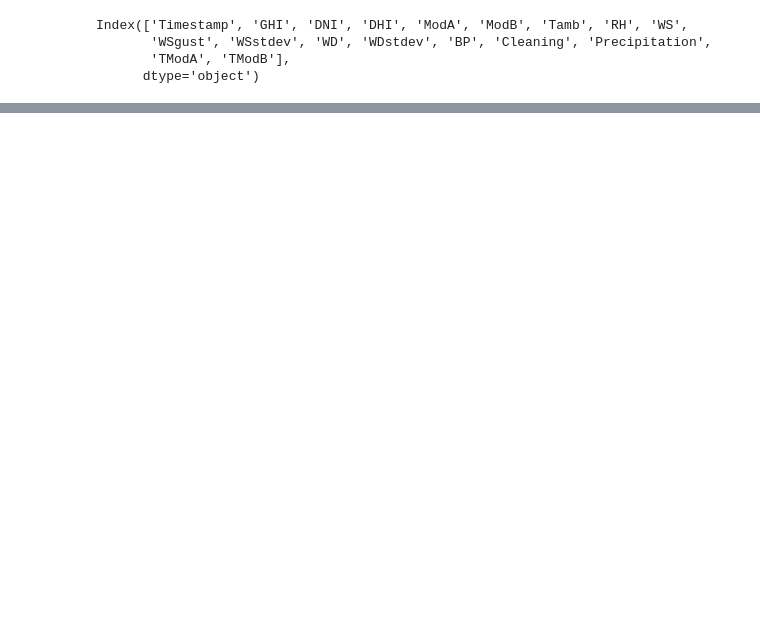
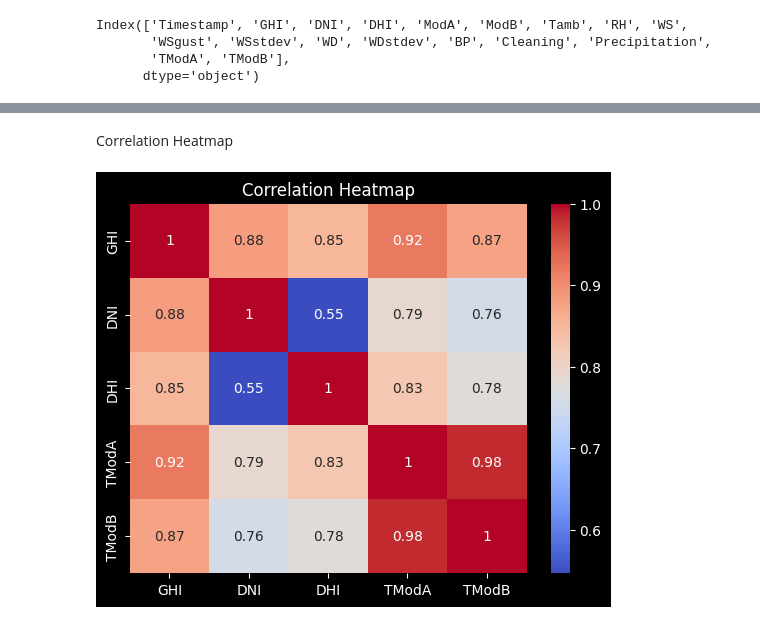
Before and after one commit to zemawi/Solar_Radiation-week0, a Jupyter notebook: notebooks/benin_eda.ipynb, the cells around one changed output, grey strips where cells are left out. Drawn from its saved outputs; the diff is of its cells as text; code cells hidden in the pictures; blank space fills up the shorter version.

```diff
--- a/notebooks/benin_eda.ipynb
+++ b/notebooks/benin_eda.ipynb
@@ -77,0 +253,9 @@ Index(['Timestamp', 'GHI', 'DNI', 'DHI', 'ModA', 'ModB', 'Tamb', 'RH', 'WS',
+# %% [markdown]
+Correlation Heatmap
+# %%
+heat_cols = ['GHI', 'DNI', 'DHI', 'TModA', 'TModB']
+sns.heatmap(benin[heat_cols].corr(), annot=True, cmap='coolwarm')
+plt.title("Correlation Heatmap")
+plt.show()
+# %% [output]
+[figure, added]
```
Also changed, not shown: parts of 40 cells of this notebook, 1 other file.
